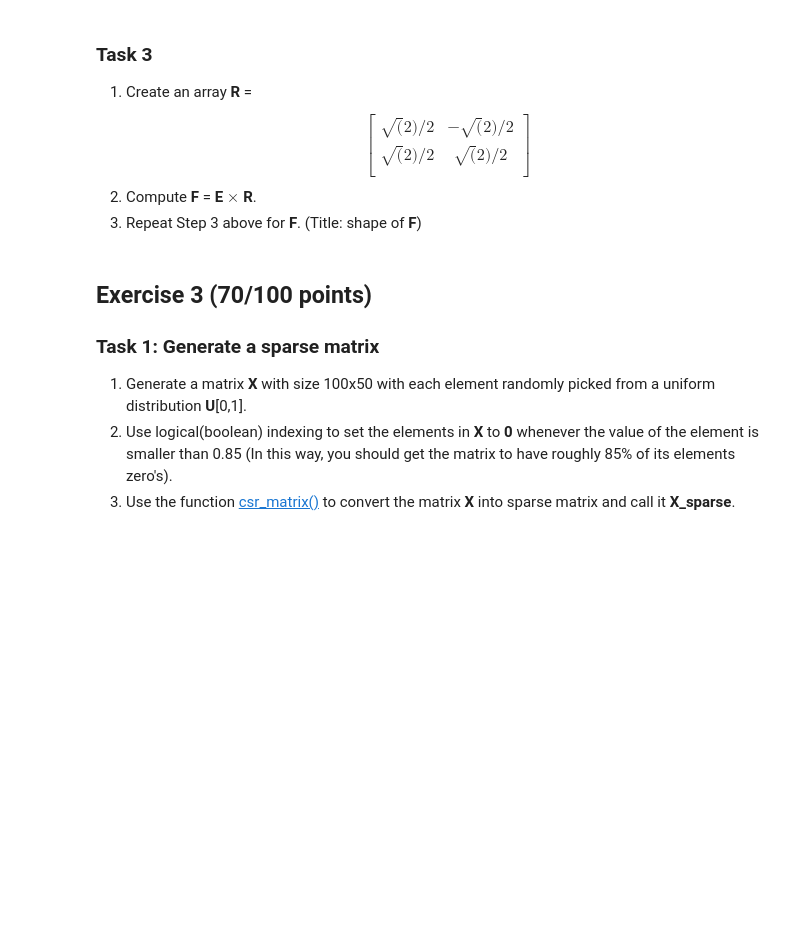
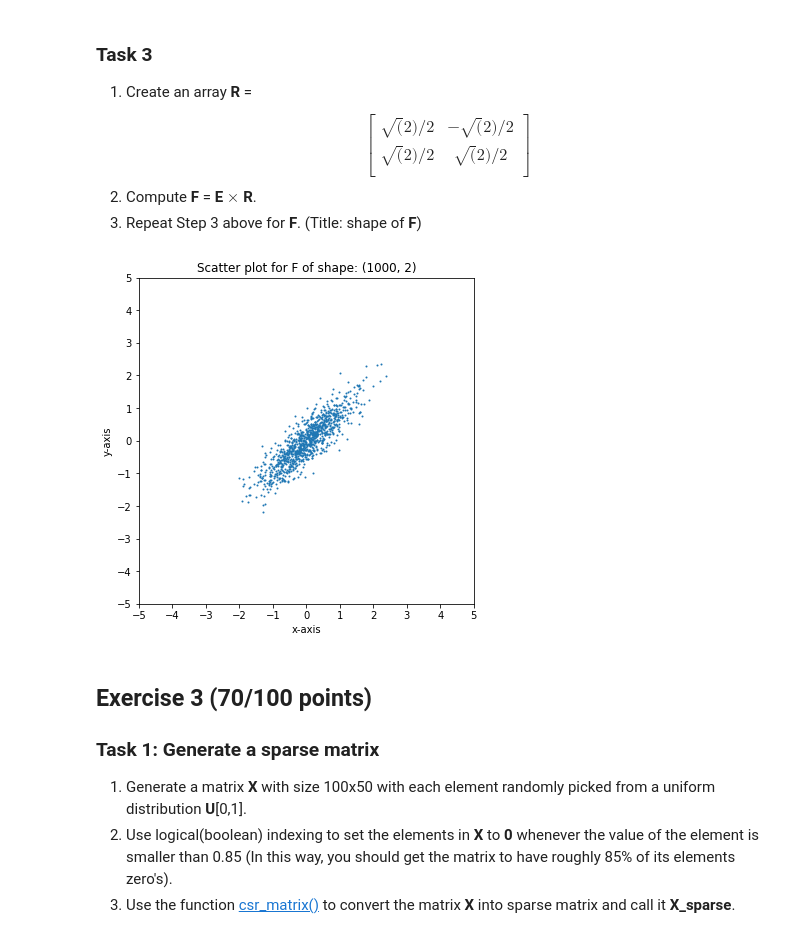
Before and after one commit to abhinavkk/SVD---Power-Iteration, a Jupyter notebook: SVD-PowerIteration.ipynb, the cells around one changed output. Cells and saved outputs as stored; diff of their text form; code cells hidden in the pictures; blank space fills up the shorter version.

```diff
--- a/SVD-PowerIteration.ipynb
+++ b/SVD-PowerIteration.ipynb
@@ -60,3 +89,18 @@ import matplotlib.pyplot as plt
+# %%
+import math
+R = np.array([[math.sqrt(2)/2, -math.sqrt(2)/2], [math.sqrt(2)/2, math.sqrt(2)/2]])
+F = np.matmul(E, R)
+
+plt.figure(figsize=(6,6))
+plt.scatter(F[:,0], F[:,1], 1)
+plt.xticks(range(-5, 6))
+plt.yticks(range(-5, 6))
+plt.title(f'Scatter plot for F of shape: {F.shape}')
+plt.xlabel('x-axis')
+plt.ylabel('y-axis')
+plt.show()
+# %% [output]
+[figure, added]
 # %% [markdown]
 ## Exercise 3 (70/100 points)
 
```
Also changed, not shown: parts of 10 cells of this notebook.
